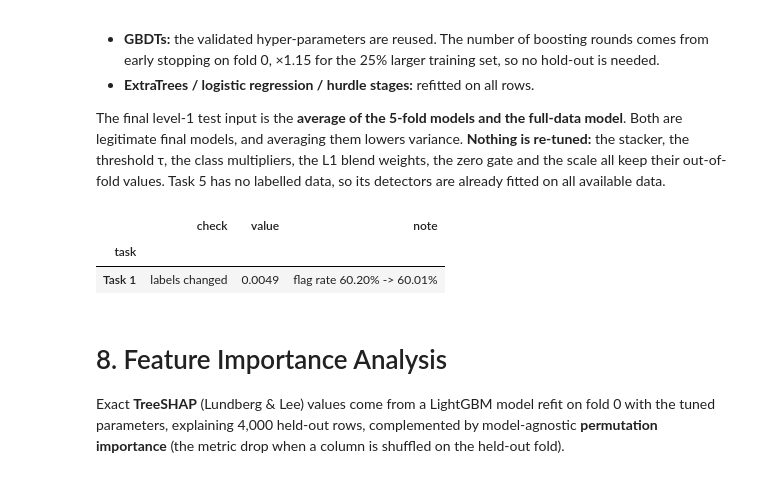
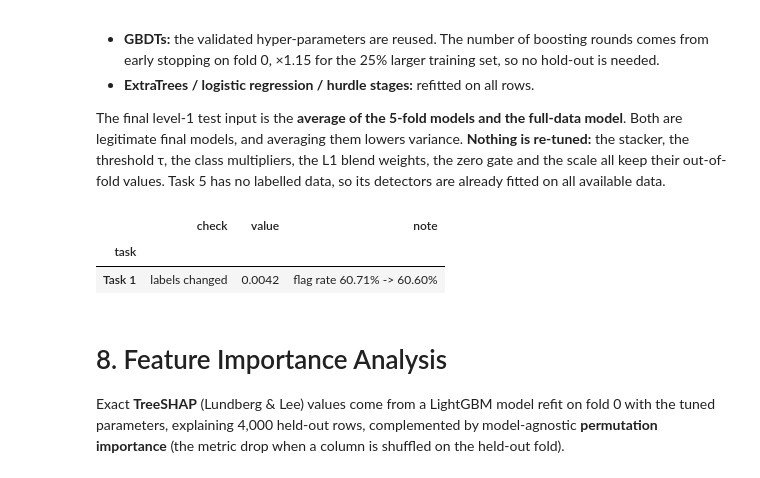
Before and after one commit to Menelaus122/cpe342-kaggle-ML007, a Jupyter notebook: task1/task1.ipynb, the cells around one changed output. Saved outputs shown, nothing was run; the diff lists cells and outputs as text; code cells hidden in the pictures.

```diff
--- a/task1/task1.ipynb
+++ b/task1/task1.ipynb
@@ -331,6 +358,21 @@ m1["XGBoost"] = cached("t1_xgb", lambda: run_cv("xgb", "binary", P1_xgb, X1, y1,
 m1["CatBoost"] = cached("t1_cat", lambda: run_cv("cat", "binary", P1_cat, X1, y1, X1_test, folds1, name="T1 cat"))
 m1["ExtraTrees"] = cached("t1_et", lambda: run_cv_sklearn(make_et1, "binary", X1.values, y1, X1_test.values, folds1, name="T1 et"))
 m1["LogReg"] = cached("t1_lr", lambda: run_cv_sklearn(make_lr1, "binary", X1.values, y1, X1_test.values, folds1, name="T1 logreg"))
+
+# Four more members built the way last year's 1st-place team built theirs (CPE342 1/2025, github.com/Saltywan/CPE342-KAGGLE):
+# 24 of the 31 raw columns, training-median imputation, near-default settings, each averaged over two seeds. Their different
+# inputs make them diverse: OOF F2 +0.0016 (95% CI [+0.0008, +0.0024], 5/5 folds), test-like +0.0023 (round 11, bn_/bo_ scripts).
+R1, R1_test = task1.build_c24(t1_train, t1_test)
+P24 = {"lgb": {"learning_rate": 0.05, "num_leaves": 31}, "xgb": {"learning_rate": 0.05, "max_depth": 6}, "cat": {"learning_rate": 0.08, "depth": 6}}
+SEEDS24 = (42, 7)
+seed_kw = lambda kind, s: {"random_seed": s} if kind == "cat" else {"random_state": s}
+make_rf24 = lambda s: (lambda: RandomForestClassifier(n_estimators=300, max_depth=10, max_features=0.7, n_jobs=-1, random_state=s))
+seed_avg = lambda rs: {k: np.mean([r[k] for r in rs], axis=0) for k in ("oof", "test")}
+m1["RF-24"] = cached("t1_rf24", lambda: seed_avg([run_cv_sklearn(make_rf24(s), "binary", R1.values, y1, R1_test.values, folds1,
+                                                                 name=f"T1 rf24 seed {s}") for s in SEEDS24]))
+for kind, nm in (("lgb", "LightGBM-24"), ("xgb", "XGBoost-24"), ("cat", "CatBoost-24")):
+    m1[nm] = cached(f"t1_{kind}24", lambda kind=kind: seed_avg([run_cv(kind, "binary", {**P24[kind], **seed_kw(kind, s)}, R1, y1, R1_test,
+                                                                      folds1, name=f"T1 {kind}24 seed {s}") for s in SEEDS24]))
 
 def stack_binary(models, y, folds, C_=1.0):
     S = np.column_stack([logit(m["oof"]) for m in models.values()])
@@ -411,27 +457,33 @@ The final level-1 test input is the **average of the 5-fold models and the full-
 # %%
 from src.modeling import refit_full, refit_full_sklearn
 FULL_W = 0.5                                     # weight of the full-data model in the final test input
 blend_full = lambda fold_test, full_test: (1 - FULL_W) * np.asarray(fold_test) + FULL_W * np.asarray(full_test)
 changes = []
 
 # ---- Task 1
 f1 = {}
 f1["LightGBM"] = cached("t1_lgb_full", lambda: refit_full("lgb", "binary", P1_lgb, X1, y1, X1_test, folds1, name="T1 lgb"))
 f1["XGBoost"] = cached("t1_xgb_full", lambda: refit_full("xgb", "binary", P1_xgb, X1, y1, X1_test, folds1, name="T1 xgb"))
 f1["CatBoost"] = cached("t1_cat_full", lambda: refit_full("cat", "binary", P1_cat, X1, y1, X1_test, folds1, name="T1 cat"))
 f1["ExtraTrees"] = cached("t1_et_full", lambda: refit_full_sklearn(make_et1, "binary", X1.values, y1, X1_test.values))
 f1["LogReg"] = cached("t1_lr_full", lambda: refit_full_sklearn(make_lr1, "binary", X1.values, y1, X1_test.values))
+f1["RF-24"] = cached("t1_rf24_full", lambda: {"test": np.mean([refit_full_sklearn(make_rf24(s), "binary", R1.values, y1, R1_test.values)["test"]
+                                                               for s in SEEDS24], axis=0)})
+for kind, nm in (("lgb", "LightGBM-24"), ("xgb", "XGBoost-24"), ("cat", "CatBoost-24")):
+    f1[nm] = cached(f"t1_{kind}24_full", lambda kind=kind: {"test": np.mean([refit_full(kind, "binary", {**P24[kind], **seed_kw(kind, s)}, R1, y1,
+                                                                                         R1_test, folds1, name=f"T1 {kind}24 seed {s}")["test"]
+                                                                              for s in SEEDS24], axis=0)})
 St1 = np.column_stack([logit(blend_full(m1[k]["test"], f1[k]["test"])) for k in m1])
 stack1_test_final = STACKER1.predict_proba(St1)[:, 1]
 pred1_final = (stack1_test_final >= THR1).astype(int)
 changes.append(["Task 1", "labels changed", np.mean(pred1_final != pred1), f"flag rate {pred1.mean():.2%} -> {pred1_final.mean():.2%}"])
 
 display(pd.DataFrame(changes, columns=["task", "check", "value", "note"]).set_index("task").round(4))
 pred1 = pred1_final   # used by section 9
 # %% [output]
 |  | check | value | note |
 | task |  |  |  |
-| Task 1 | labels changed | 0.0049 | flag rate 60.20% -> 60.01% |
+| Task 1 | labels changed | 0.0042 | flag rate 60.71% -> 60.60% |
 # %% [markdown]
 <a id="8"></a>
 # 8. Feature Importance Analysis
```
Also changed, not shown: parts of 9 cells of this notebook, 24 other files.
